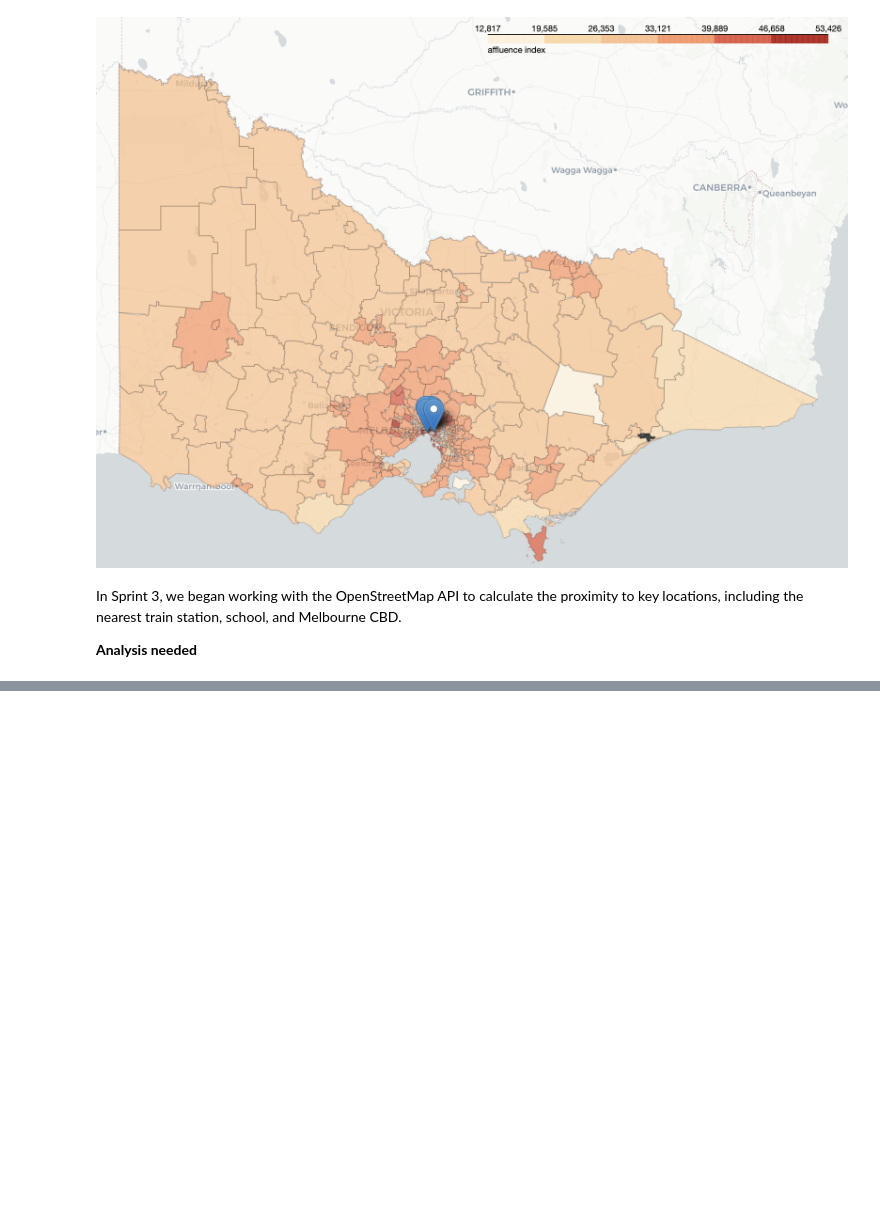
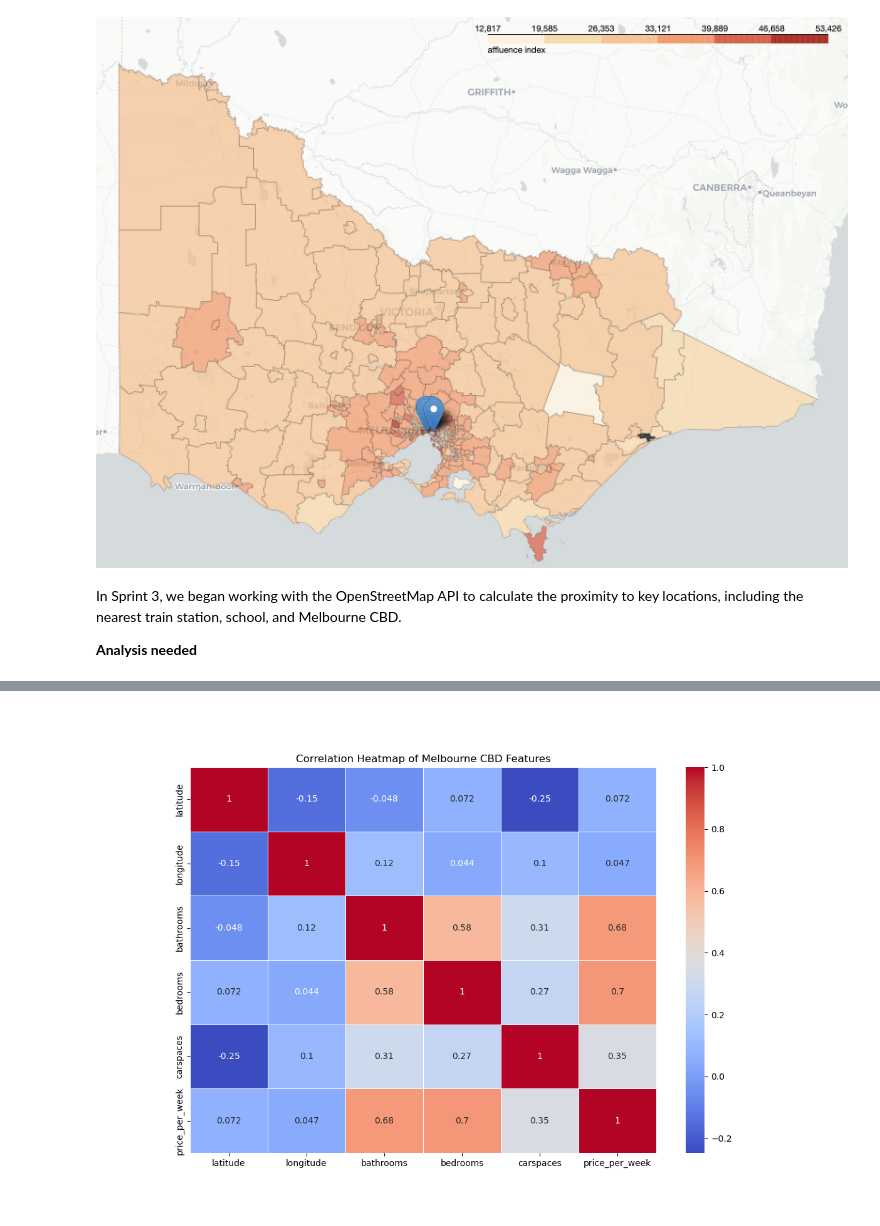
Before and after one commit to MAST30034-AppliedDataScience/project-2-group-real-estate-industry-project-7, a Jupyter notebook: notebooks/summary_notebook.ipynb, the cells around one changed output, grey strips where cells are left out. Drawn from its saved outputs; the diff is of its cells as text; code cells hidden in the pictures; blank space fills up the shorter version.

```diff
--- a/notebooks/summary_notebook.ipynb
+++ b/notebooks/summary_notebook.ipynb
@@ -28,0 +48,4 @@ In Sprint 3, we began working with the OpenStreetMap API to calculate the proxim
+# %%
+Image(filename='../plots/correlation_heatmap_of_melbCBD.png',width=800, height=400)
+# %% [output]
+[figure, added]
```
Also changed, not shown: parts of 4 cells of this notebook.
